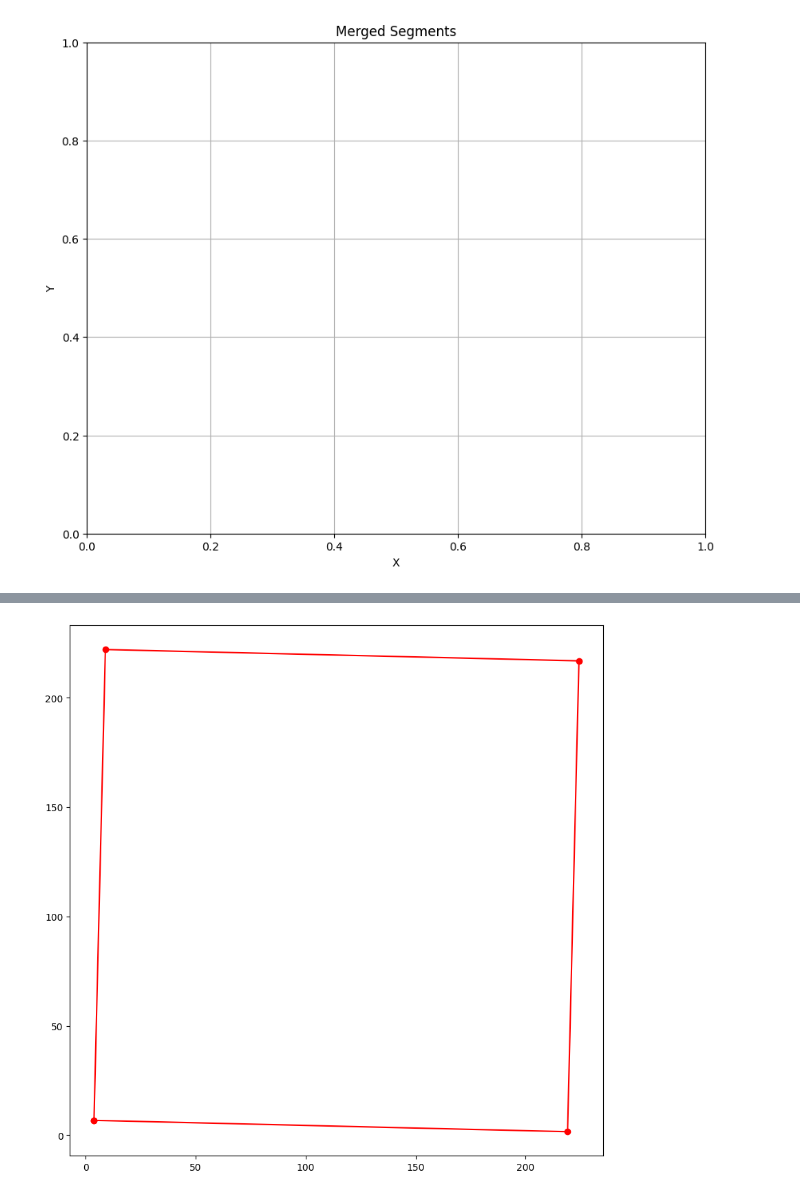
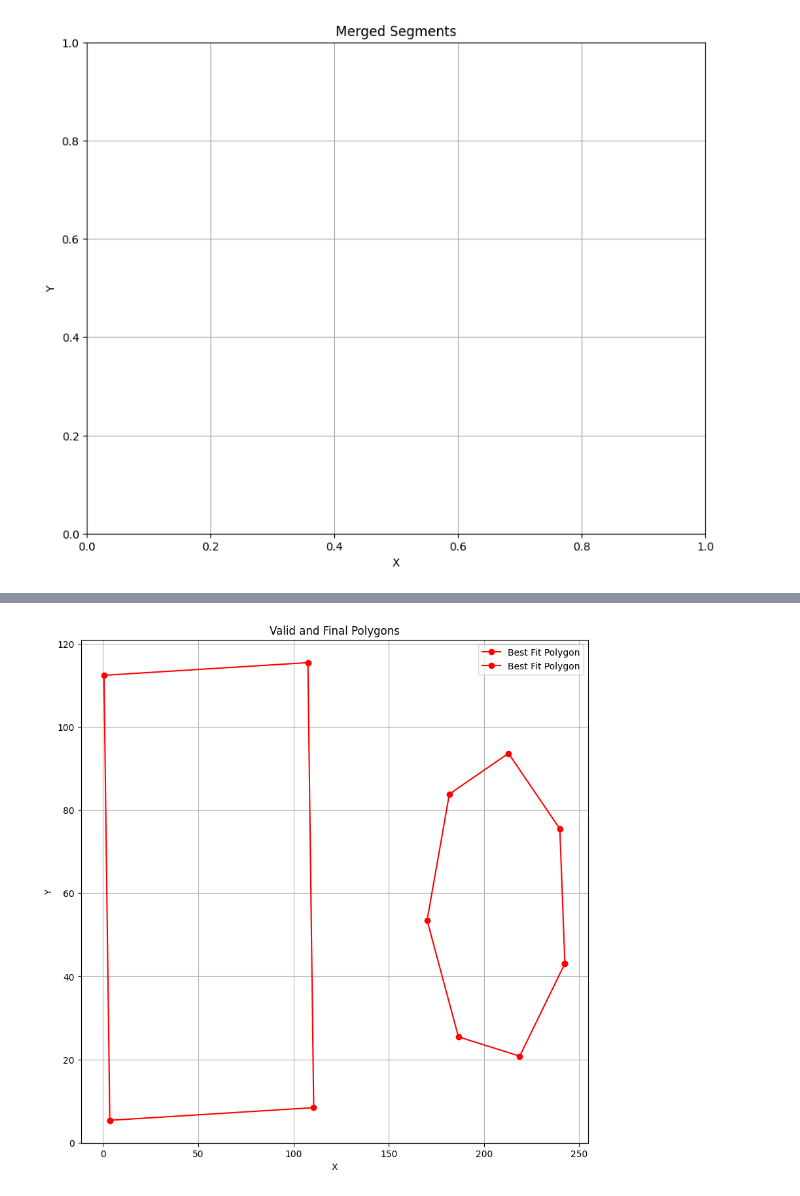
Before and after one commit to shubhamshinde6762/Adobe_Gensolve, a Jupyter notebook: all_integrated.ipynb, the cells around one changed output, grey strips where cells are left out. Cells and saved outputs as stored; diff of their text form; code cells hidden in the pictures.

```diff
--- a/all_integrated.ipynb
+++ b/all_integrated.ipynb
@@ -12,7 +12,7 @@ def extract_points_from_path(path_segment, num_samples=100):
         return [path_segment.point(t) for t in np.linspace(0, 1, num_samples)]
     return []
 # %%
-svg_file = './data/problems/frag0.svg'
+svg_file = './data/problems/isolated.svg'
 paths, _ = svg2paths(svg_file)
 
 all_points = []
@@ -873,6 +874,9 @@ def calculate_angle(line1, line2):
     angle = math.degrees(math.acos(cos_theta))
     return angle
 
+def are_points_close(p1, p2, tolerance=5):
+    return np.linalg.norm(np.array(p1) - np.array(p2)) < tolerance
+
 def process_polygons(polygons):
     vertices_arr = []
     lines_arr = []
@@ -891,10 +895,11 @@ def process_polygons(polygons):
         vertices = set()
         while heap:
             angle_diff, line1, line2 = heapq.heappop(heap)
-            if angle_diff <= 360 / (len(vertices) + 1):
+            if angle_diff < 360 / (len(vertices) + 1):
                 common_point = tuple(set(line1) & set(line2))
                 if common_point:
-                    vertices.add(common_point)
+                    if not any(are_points_close(common_point, v) for v in vertices):
+                        vertices.add(common_point)
 
         vertices = np.array(list(vertices))
         if vertices.ndim > 2:
@@ -913,10 +918,12 @@ def process_polygons(polygons):
 
 vertices_arr, lines_arr = process_polygons(filtered_unused_loops)
 print(vertices_arr, lines_arr)
+
 # Plot the polygons
 plt.figure(figsize=(10, 10))
 for vertices in vertices_arr:
-    plt.plot(vertices[:, 0], vertices[:, 1], 'o', label='Processed Vertices')
+    if len(vertices) > 0:  # Check if vertices is not empty
+        plt.plot(vertices[:, 0], vertices[:, 1], 'o', label='Processed Vertices')
 
 for lines in lines_arr:
     for line in lines:
@@ -960,13 +973,12 @@ vertices_arr = temp
 import numpy as np
 import matplotlib.pyplot as plt
 from scipy.spatial.distance import cdist
+import heapq
 
 def get_best_fit_polygon(vertices, lines):
     centroid = np.mean(vertices, axis=0)
-
     distances = np.linalg.norm(vertices - centroid, axis=1)
     average_radius = np.mean(distances)
-
     n_vertices = len(vertices)
 
     def generate_regular_polygon(centroid, radius, n_vertices, rotation_angle=0):
@@ -1010,6 +1022,7 @@ def get_best_fit_polygon(vertices, lines):
 def process_polygons(vertices_list, lines_list, error_threshold=150):
     valid_polygons = []
     rejected_polygons = []
+    remaining_segments = []
 
     for vertices, lines in zip(vertices_list, lines_list):
         best_fit_polygon, best_rotation_angle, best_radius = get_best_fit_polygon(vertices, lines)
@@ -1022,28 +1035,75 @@ def process_polygons(vertices_list, lines_list, error_threshold=150):
 
         if any(error > error_threshold for error in line_errors):
             rejected_polygons.append((vertices, lines))
+            for line in lines:
+                remaining_segments.append(line)
             continue
 
         valid_polygons.append((best_fit_polygon, best_rotation_angle, best_radius))
 
-    return valid_polygons, rejected_polygons
+    return valid_polygons, rejected_polygons, remaining_segments
 
-valid_polygons, rejected_polygons = process_polygons(vertices_arr, lines_arr)
+def handle_remaining_segments(remaining_segments, error_threshold=150):
+    heapq.heapify(remaining_segments)
+    final_polygons = []
+    utilized_segments = set()
+
+    while remaining_segments:
+        current_segment = heapq.heappop(remaining_segments)
+        if any(tuple(segment) in utilized_segments for segment in current_segment):
+            continue
+
+        remaining_polygons = [segment for segment in current_segment if tuple(segment) not in utilized_segments]
+
+        if len(remaining_polygons) == 0:
+            continue
+
+        vertices = np.array([point for segment in remaining_polygons for point in segment])
+        lines = remaining_polygons
+        best_fit_polygon, best_rotation_angle, best_radius = get_best_fit_polygon(vertices, lines)
+
+        line_errors = []
+        for line in lines:
+            line_midpoint = np.mean(line, axis=0)
+            distances = np.linalg.norm(best_fit_polygon - line_midpoint, axis=1)
+            line_errors.append(np.min(distances))
+
+        if any(error > error_threshold for error in line_errors):
+            for line in lines:
+                remaining_segments.append(line)
+            continue
+
+        final_polygons.append((best_fit_polygon, best_rotation_angle, best_radius))
+        for segment in lines:
+            utilized_segments.add(tuple(segment))
+
+    return final_polygons
+
+valid_polygons, rejected_polygons, remaining_segments = process_polygons(vertices_arr, lines_arr)
+final_polygons = handle_remaining_segments(remaining_segments)
+
+print("Valid Polygons:")
 print(valid_polygons)
+
+print("Rejected Polygons:")
+print(rejected_polygons)
+
+print("Final Polygons from Remaining Segments:")
+print(final_polygons)
+
 plt.figure(figsize=(10, 10))
 for best_fit_polygon, best_rotation_angle, best_radius in valid_polygons:
     plt.plot(np.append(best_fit_polygon[:, 0], best_fit_polygon[0, 0]),
              np.append(best_fit_polygon[:, 1], best_fit_polygon[0, 1]), 'ro-', label='Best Fit Polygon')
 
-plt.figure(figsize=(10, 10))
-for vertices, lines in rejected_polygons:
-    plt.plot(np.append(vertices[:, 0], vertices[0, 0]),
-             np.append(vertices[:, 1], vertices[0, 1]), 'bo-', label='Rejected Polygon')
+for best_fit_polygon, best_rotation_angle, best_radius in final_polygons:
+    plt.plot(np.append(best_fit_polygon[:, 0], best_fit_polygon[0, 0]),
+             np.append(best_fit_polygon[:, 1], best_fit_polygon[0, 1]), 'go-', label='Final Polygon')
 
 plt.legend()
 plt.xlabel('X')
 plt.ylabel('Y')
-plt.title('Valid and Rejected Polygons')
+plt.title('Valid and Final Polygons')
 plt.grid(True)
 plt.show()
 # %% [output]
@@ -1054 +1125 @@ plt.show()
-[figure, old version]
+[figure, new version]
```
Also changed, not shown: parts of 16 cells of this notebook, 2 other files.
